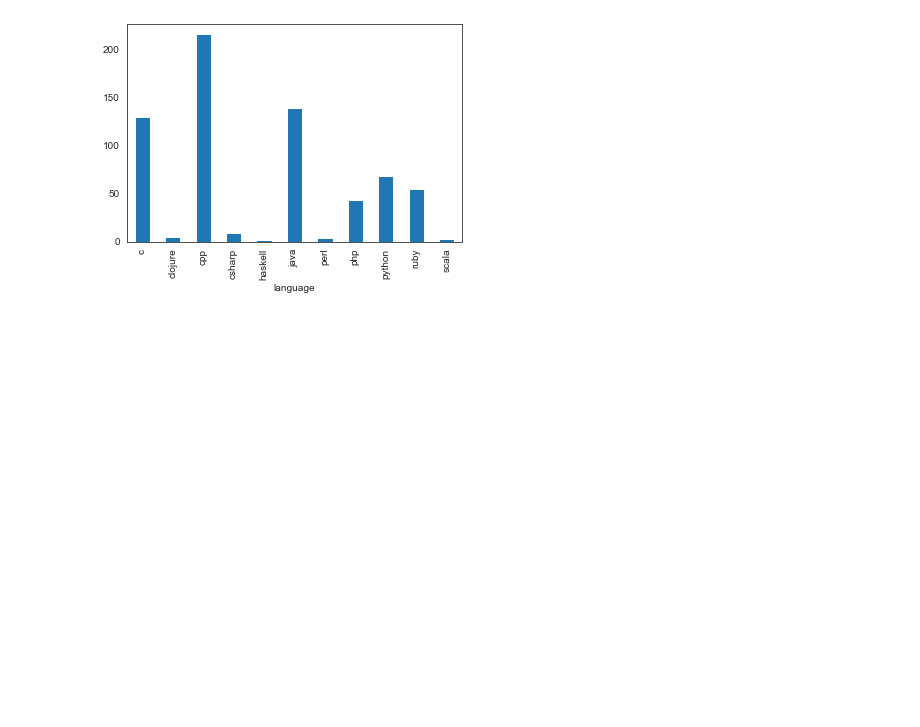
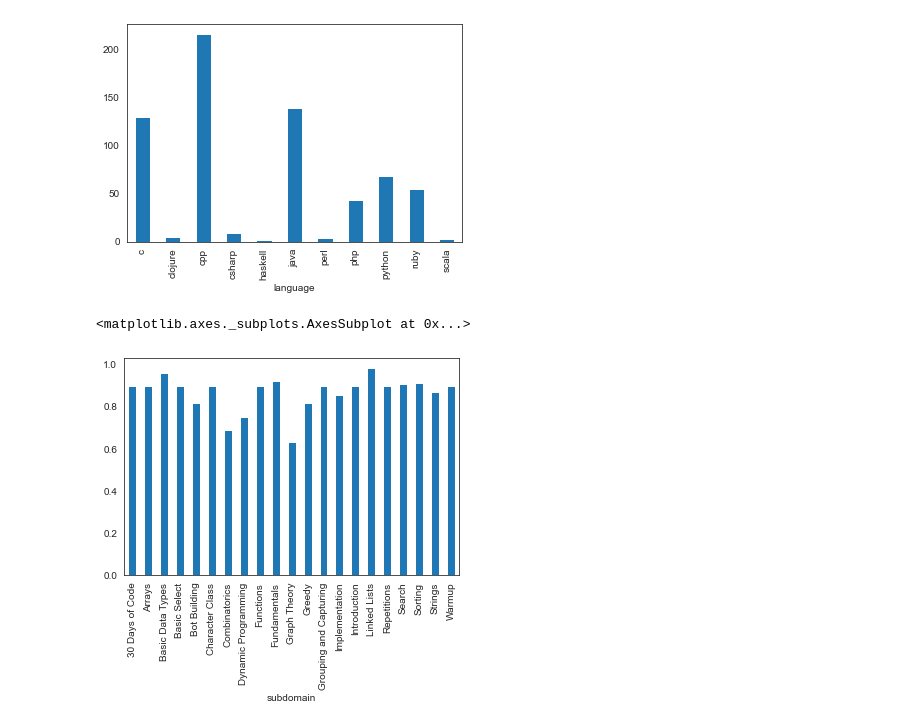
Before and after one commit to pratikjaiswal1998/challenge_recommendation_ml, a Jupyter notebook: Recommendation.ipynb, the cells around one changed output. Saved outputs shown, nothing was run; the diff lists cells and outputs as text; code cells hidden in the pictures; blank space fills up the shorter version.

```diff
--- a/Recommendation.ipynb
+++ b/Recommendation.ipynb
@@ -338,3 +344,8 @@ df0.groupby('language')['user_id'].count().plot.bar()
 # %% [output]
 <matplotlib.axes._subplots.AxesSubplot at 0x...>
 [figure]
+# %%
+df.groupby('subdomain')['difficulty'].mean().plot.bar()
+# %% [output]
+<matplotlib.axes._subplots.AxesSubplot at 0x...>
+[figure, added]
```
Also changed, not shown: parts of 10 cells of this notebook, 1 other file.
